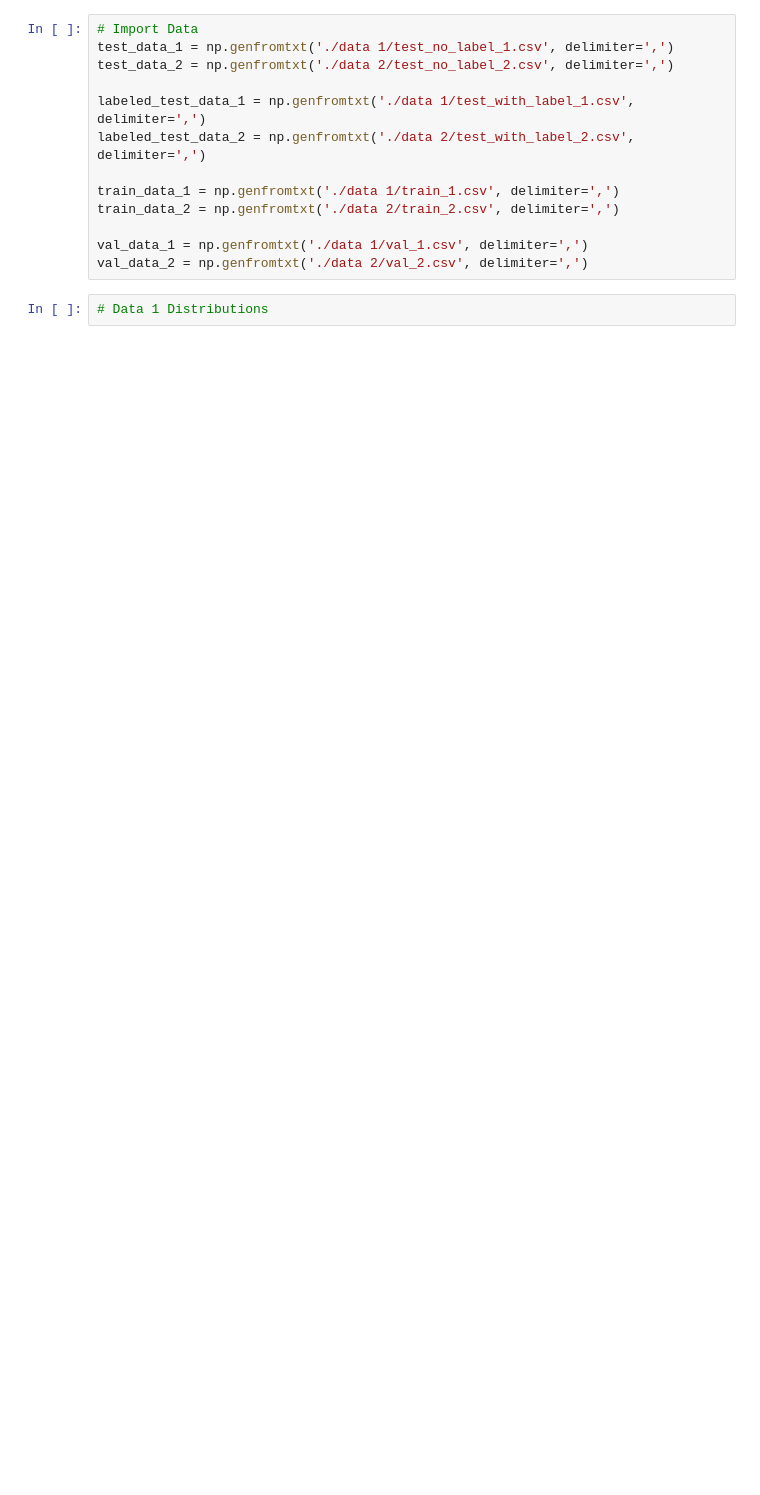
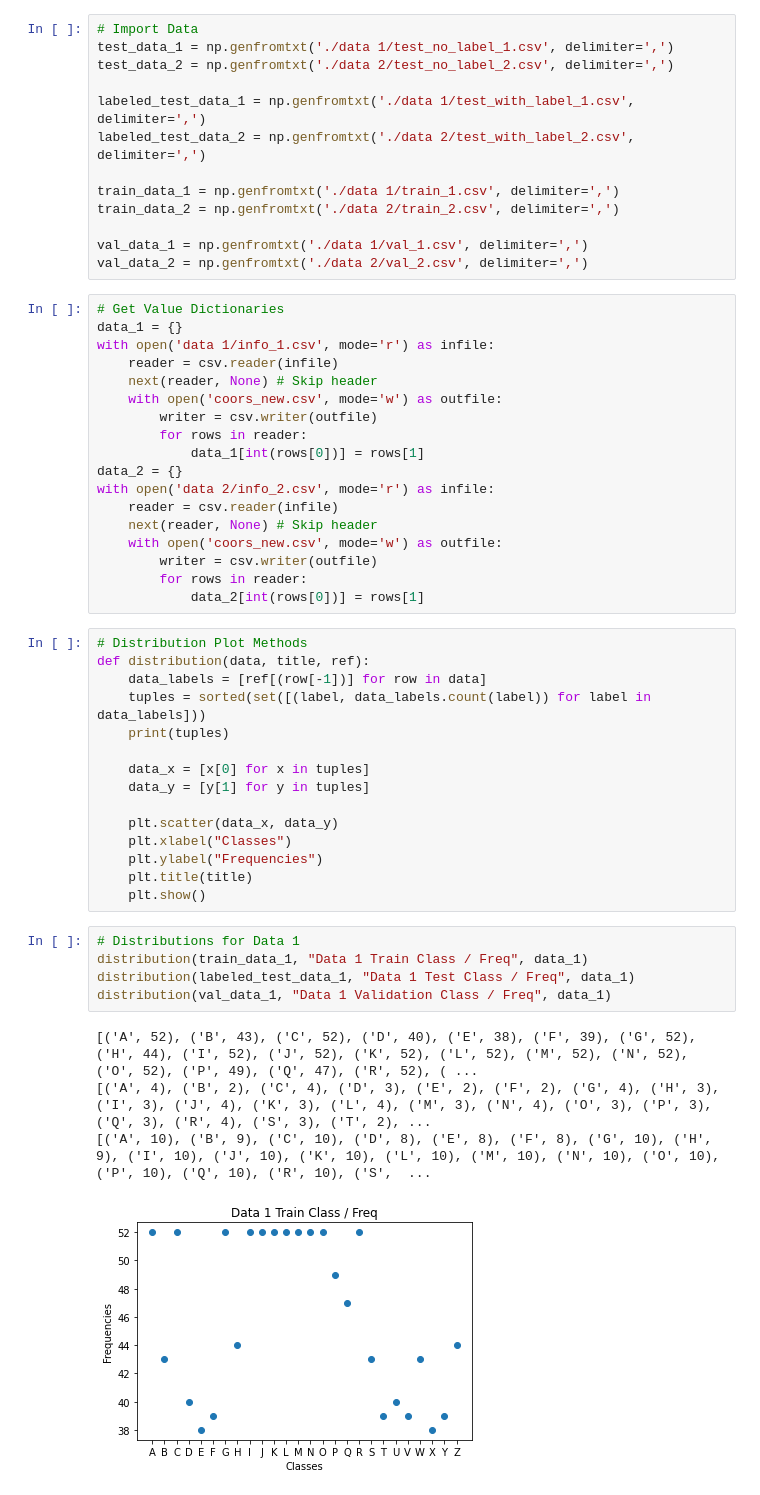
Before and after one commit to BryceHamilton/ML_Workbench, a Jupyter notebook: Assignment 1/MLbench.py.ipynb, the cells around one changed output. Drawn from its saved outputs; the diff is of its cells as text; blank space fills up the shorter version.

Commit message:
Distributions Cells

```diff
--- a/Assignment 1/MLbench.py.ipynb
+++ b/Assignment 1/MLbench.py.ipynb
@@ -27,5 +28,46 @@ train_data_2 = np.genfromtxt('./data 2/train_2.csv', delimiter=',')
 
 val_data_1 = np.genfromtxt('./data 1/val_1.csv', delimiter=',')
 val_data_2 = np.genfromtxt('./data 2/val_2.csv', delimiter=',')
-# %%
-# Data 1 Distributions
+# %%
+# Get Value Dictionaries
+data_1 = {}
+with open('data 1/info_1.csv', mode='r') as infile:
+    reader = csv.reader(infile)
+    next(reader, None) # Skip header
+    with open('coors_new.csv', mode='w') as outfile:
+        writer = csv.writer(outfile)
+        for rows in reader:
+            data_1[int(rows[0])] = rows[1]
+data_2 = {}
+with open('data 2/info_2.csv', mode='r') as infile:
+    reader = csv.reader(infile)
+    next(reader, None) # Skip header
+    with open('coors_new.csv', mode='w') as outfile:
+        writer = csv.writer(outfile)
+        for rows in reader:
+            data_2[int(rows[0])] = rows[1]
+# %%
+# Distribution Plot Methods
+def distribution(data, title, ref):
+    data_labels = [ref[(row[-1])] for row in data]
+    tuples = sorted(set([(label, data_labels.count(label)) for label in data_labels]))
+    print(tuples)
+
+    data_x = [x[0] for x in tuples]
+    data_y = [y[1] for y in tuples]
+
+    plt.scatter(data_x, data_y)
+    plt.xlabel("Classes")
+    plt.ylabel("Frequencies")
+    plt.title(title)
+    plt.show()
+# %%
+# Distributions for Data 1
+distribution(train_data_1, "Data 1 Train Class / Freq", data_1)
+distribution(labeled_test_data_1, "Data 1 Test Class / Freq", data_1)
+distribution(val_data_1, "Data 1 Validation Class / Freq", data_1)
+# %% [output]
+[('A', 52), ('B', 43), ('C', 52), ('D', 40), ('E', 38), ('F', 39), ('G', 52), ('H', 44), ('I', 52), ('J', 52), ('K', 52), ('L', 52), ('M', 52), ('N', 52), ('O', 52), ('P', 49), ('Q', 47), ('R', 52), ( ...
+[('A', 4), ('B', 2), ('C', 4), ('D', 3), ('E', 2), ('F', 2), ('G', 4), ('H', 3), ('I', 3), ('J', 4), ('K', 3), ('L', 4), ('M', 3), ('N', 4), ('O', 3), ('P', 3), ('Q', 3), ('R', 4), ('S', 3), ('T', 2), ...
+[('A', 10), ('B', 9), ('C', 10), ('D', 8), ('E', 8), ('F', 8), ('G', 10), ('H', 9), ('I', 10), ('J', 10), ('K', 10), ('L', 10), ('M', 10), ('N', 10), ('O', 10), ('P', 10), ('Q', 10), ('R', 10), ('S',  ...
+[figure, added]
```
Also changed, not shown: parts of 4 cells of this notebook.
